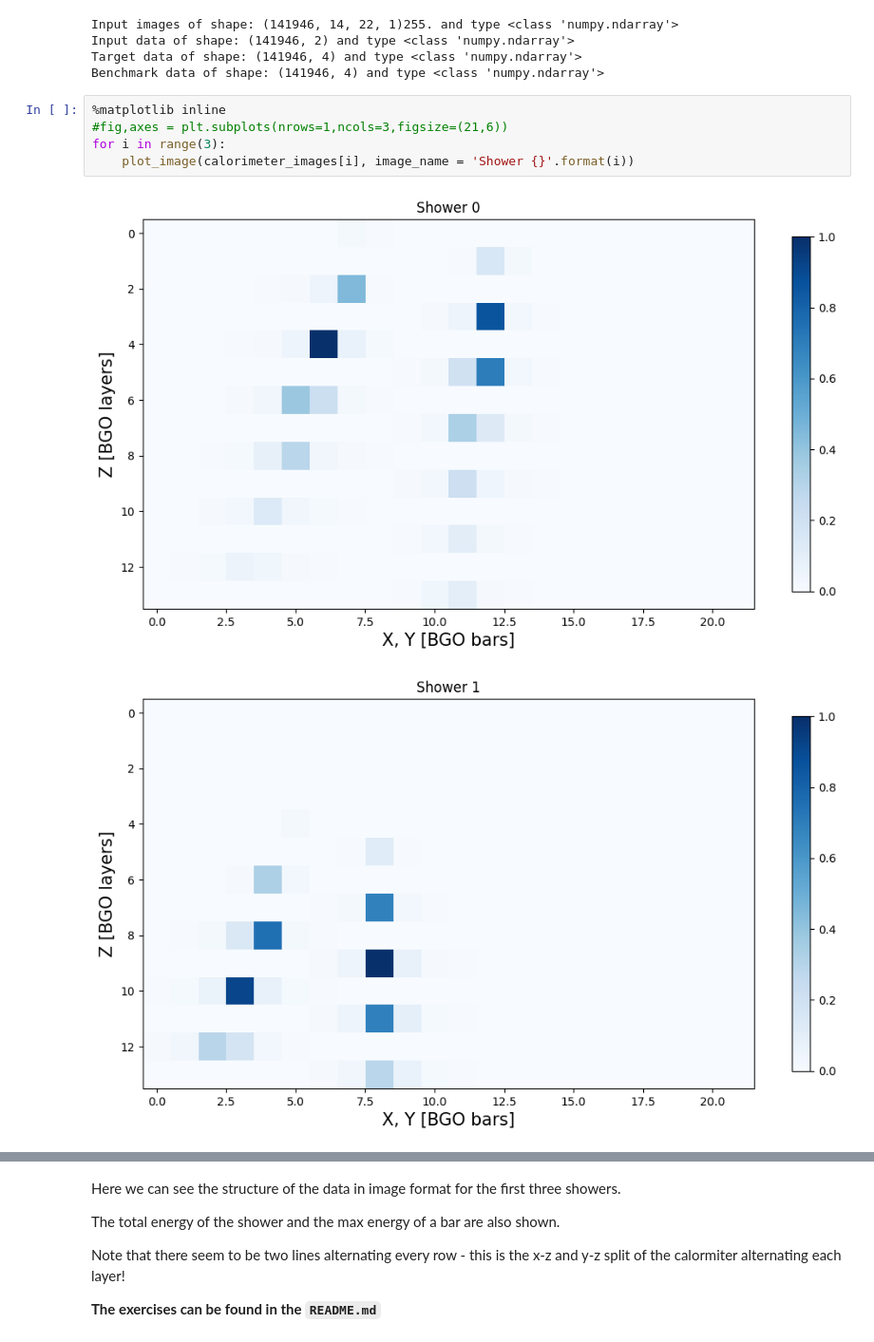
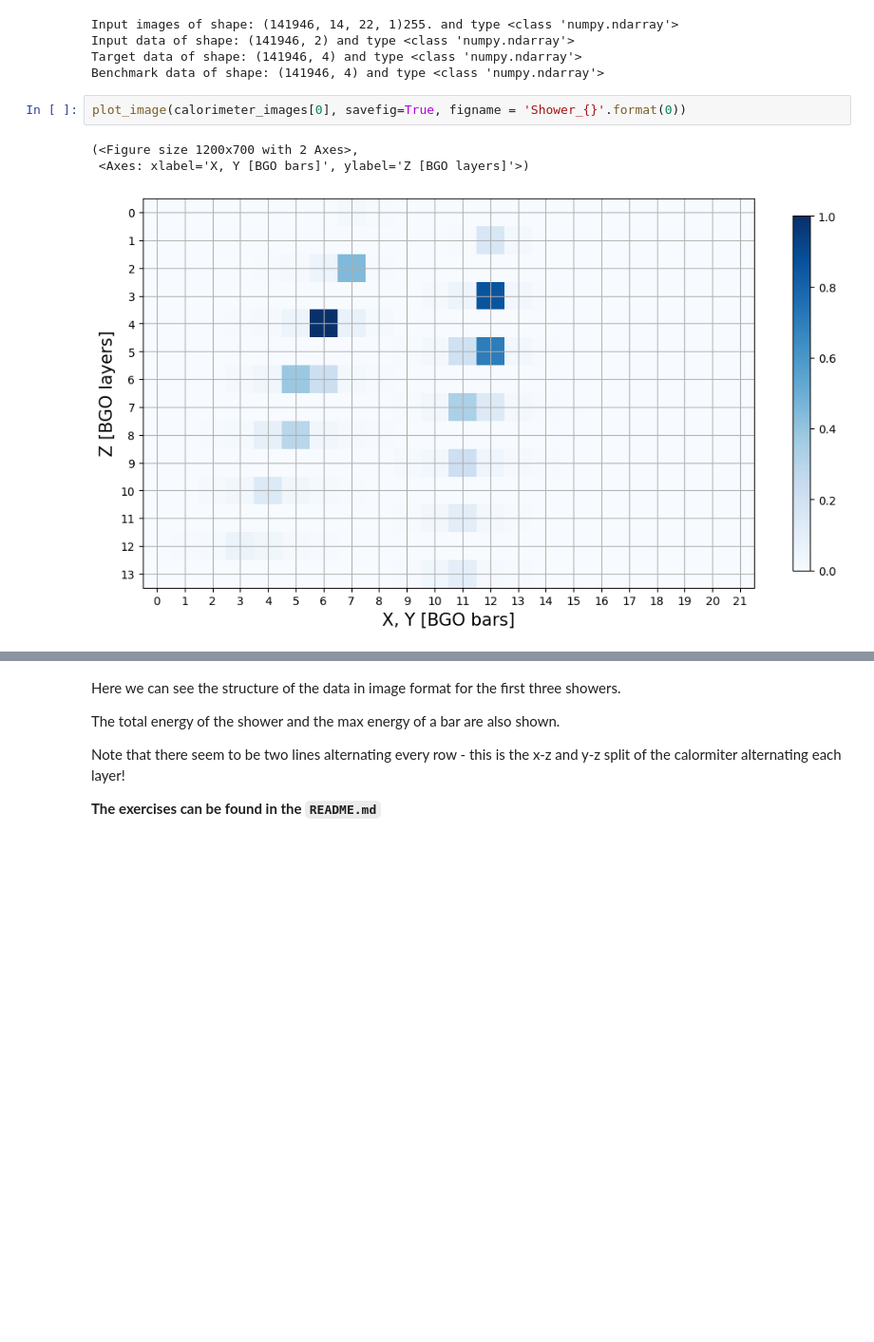
Before and after one commit to adam-eva/dampe-calorimeter, a Jupyter notebook: DataLoading.ipynb, the cells around one changed output, grey strips where cells are left out. Shown at 95% size. Drawn from its saved outputs; the diff is of its cells as text; blank space fills up the shorter version.

Commit message:
small changes and figures

```diff
--- a/DataLoading.ipynb
+++ b/DataLoading.ipynb
@@ -79,10 +79,8 @@ Input data of shape: (141946, 2) and type <class 'numpy.ndarray'>
 Target data of shape: (141946, 4) and type <class 'numpy.ndarray'>
 Benchmark data of shape: (141946, 4) and type <class 'numpy.ndarray'>
 # %%
-%matplotlib inline
-#fig,axes = plt.subplots(nrows=1,ncols=3,figsize=(21,6))
-for i in range(3):
-    plot_image(calorimeter_images[i], image_name = 'Shower {}'.format(i))
+plot_image(calorimeter_images[0], savefig=True, figname = 'Shower_{}'.format(0))
 # %% [output]
+(<Figure size 1200x700 with 2 Axes>,
+ <Axes: xlabel='X, Y [BGO bars]', ylabel='Z [BGO layers]'>)
-[figure, old version]
+[figure, new version]
-[figure, removed]
```
Also changed, not shown: parts of 13 cells of this notebook, 9 other files.
